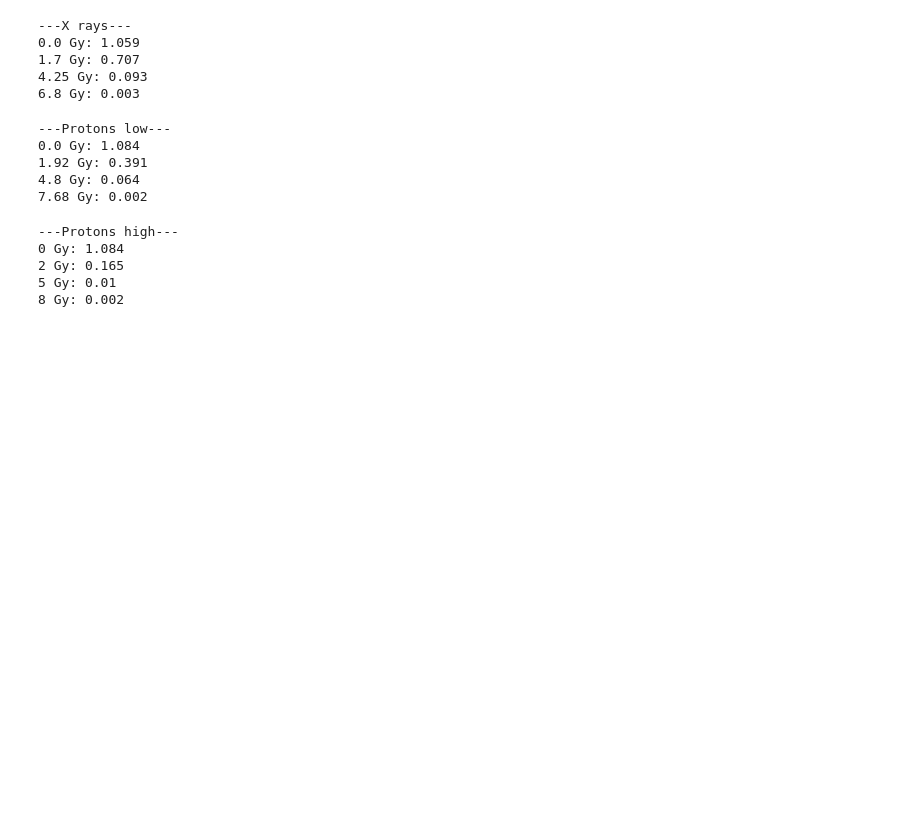
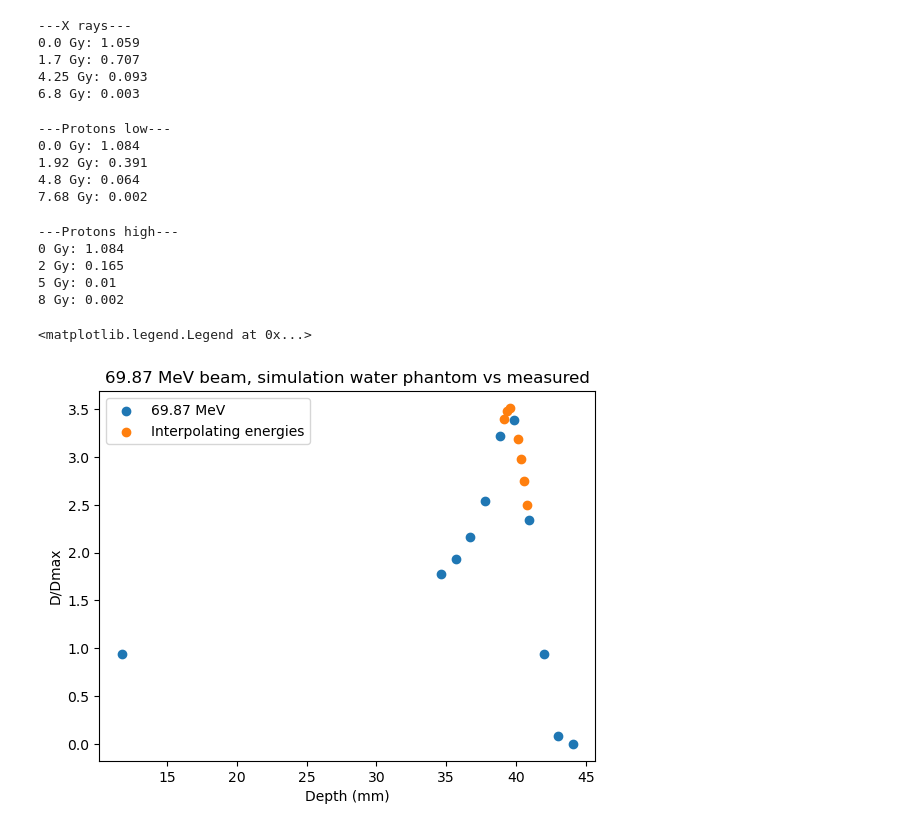
Before and after one commit to BrittHaanen15/Thesis_project, a Jupyter notebook: Python codes/Playing with plots.ipynb, the cells around one changed output. Saved outputs shown, nothing was run; the diff lists cells and outputs as text; code cells hidden in the pictures; blank space fills up the shorter version.

Commit message:
Generating plot for results

```diff
--- a/Python codes/Playing with plots.ipynb
+++ b/Python codes/Playing with plots.ipynb
@@ -374,3 +374,26 @@ for dose_val in np.unique(PH_means['Dose']):
 2 Gy: 0.165
 5 Gy: 0.01
 8 Gy: 0.002
+# %%
+BP_measured = pd.read_excel(r"C:\Users\bhaan\Documents\#Master Degree\Thesis\Thesis_project\Mid LET calculation\BP 69.87 measured - copy for scripts.xlsx")
+RSdepth_m = np.array(BP_measured['Depth (mm)'])
+RSdose_m = np.array(BP_measured['Dose (Gy)'])
+sort = np.argsort(RSdepth_m)
+RSdepth_m = RSdepth_m[sort]
+RSdose_m = RSdose_m[sort]
+trendline = np.interp(np.arange(10, 45, 0.1), RSdepth_m, RSdose_m)
+
+
+og = BP_measured[BP_measured['Energy']==69.87]
+inter = BP_measured[BP_measured['Energy']!=69.87]
+
+plt.scatter(og['Depth (mm)'], og['Dose (Gy)'], label='69.87 MeV')
+plt.scatter(inter['Depth (mm)'], inter['Dose (Gy)'], label='Interpolating energies')
+#plt.plot(np.arange(10, 45, 0.1), trendline, linestyle='--', color='grey')
+plt.title('69.87 MeV beam, simulation water phantom vs measured')
+plt.xlabel('Depth (mm)')
+plt.ylabel('D/Dmax')
+plt.legend()
+# %% [output]
+<matplotlib.legend.Legend at 0x...>
+[figure, added]
```
